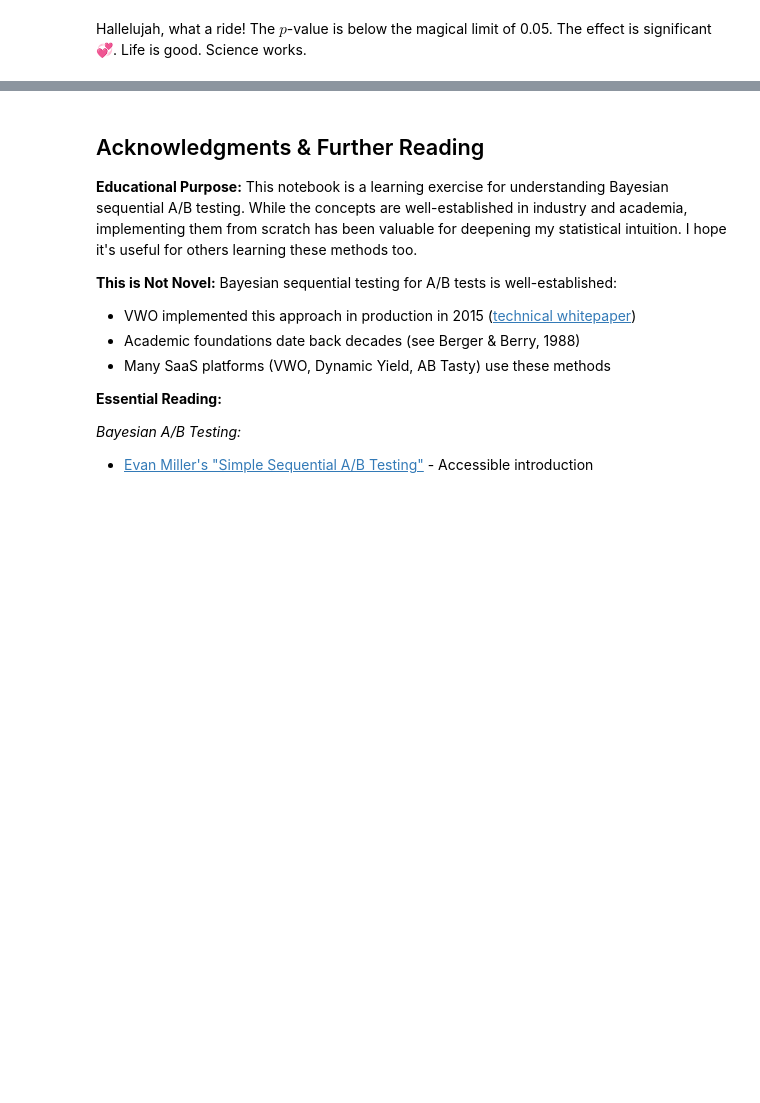
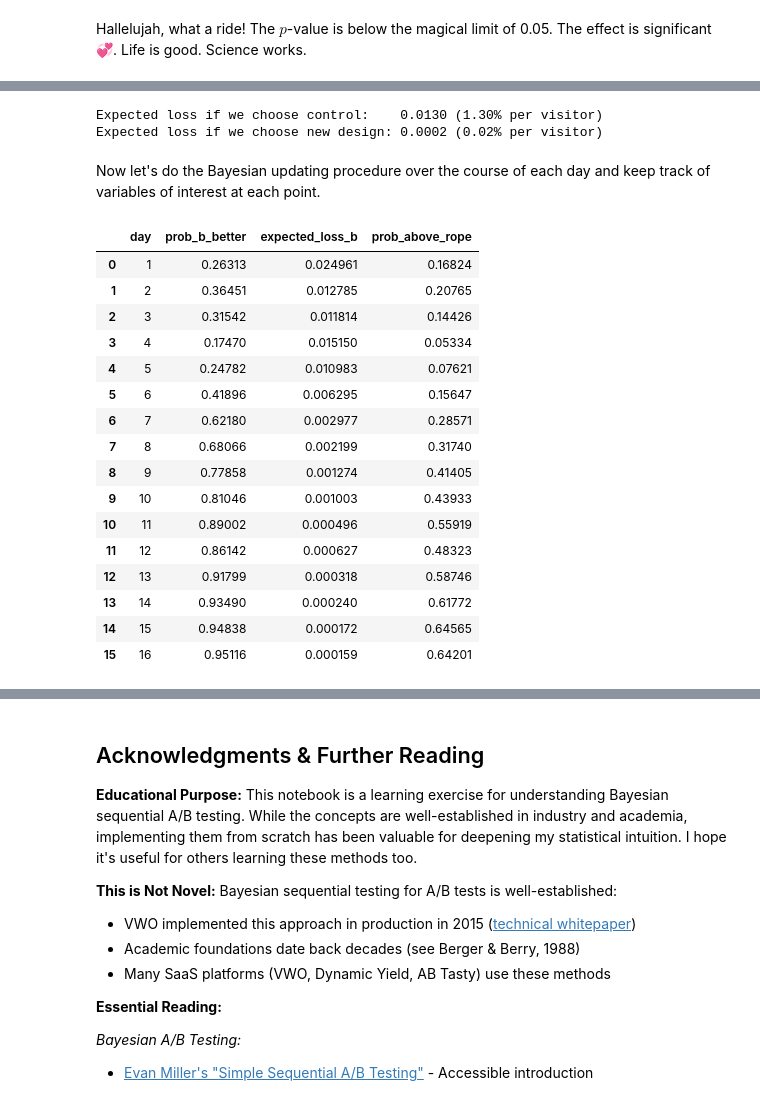
Before and after one commit to moltaire/bayesian-ab-testing, a Jupyter notebook: index.ipynb, the cells around one changed output, grey strips where cells are left out. Cells and saved outputs as stored; diff of their text form; code cells hidden in the pictures; blank space fills up the shorter version.

```diff
--- a/index.ipynb
+++ b/index.ipynb
@@ -316,0 +325,80 @@ Different criterion that's also very nice to track with Bayes.
+# %%
+# Expected Loss: opportunity cost of choosing wrong variant
+# If we pick A but B is better, we lose (p_B - p_A) per visitor
+
+# Loss from choosing A (control): how much we lose if B was actually better
+loss_if_choose_a = np.maximum(samples_b - samples_a, 0)
+expected_loss_a = np.mean(loss_if_choose_a)
+
+# Loss from choosing B (new design): how much we lose if A was actually better
+loss_if_choose_b = np.maximum(samples_a - samples_b, 0)
+expected_loss_b = np.mean(loss_if_choose_b)
+
+print(
+    f"Expected loss if we choose control:    {expected_loss_a:.4f} ({expected_loss_a:.2%} per visitor)"
+)
+print(
+    f"Expected loss if we choose new design: {expected_loss_b:.4f} ({expected_loss_b:.2%} per visitor)"
+)
+# %% [output]
+Expected loss if we choose control:    0.0130 (1.30% per visitor)
+Expected loss if we choose new design: 0.0002 (0.02% per visitor)
+# %% [markdown]
+
+Now let's do the Bayesian updating procedure over the course of each day and keep track of variables of interest at each point.
+# %%
+# Bayesian sequential updating: track metrics day by day
+n_samples = 100_000
+results = []
+
+for day in range(1, n_days + 1):
+    # Get cumulative data up to this day
+    data_day = data.query("day == @day")
+
+    n_a = data_day.query("variant == 'A'")["n_cum"].values[0]
+    n_b = data_day.query("variant == 'B'")["n_cum"].values[0]
+    conv_a = data_day.query("variant == 'A'")["conversions_cum"].values[0]
+    conv_b = data_day.query("variant == 'B'")["conversions_cum"].values[0]
+
+    # Posterior distributions (Beta with uniform prior: alpha=1, beta=1)
+    post_a = stats.beta(1 + conv_a, 1 + n_a - conv_a)
+    post_b = stats.beta(1 + conv_b, 1 + n_b - conv_b)
+
+    # Sample from posteriors
+    samples_a = post_a.rvs(n_samples)
+    samples_b = post_b.rvs(n_samples)
+
+    # Compute metrics
+    prob_b_better = np.mean(samples_b > samples_a)
+    expected_loss_b = np.mean(np.maximum(samples_a - samples_b, 0))
+    prob_above_rope = np.mean((samples_b - samples_a) > rope_width)
+
+    results.append(
+        {
+            "day": day,
+            "prob_b_better": prob_b_better,
+            "expected_loss_b": expected_loss_b,
+            "prob_above_rope": prob_above_rope,
+        }
+    )
+
+results_df = pd.DataFrame(results)
+results_df.head(20)
+# %% [output]
+|  | day | prob_b_better | expected_loss_b | prob_above_rope |
+| 0 | 1 | 0.26313 | 0.024961 | 0.16824 |
+| 1 | 2 | 0.36451 | 0.012785 | 0.20765 |
+| 2 | 3 | 0.31542 | 0.011814 | 0.14426 |
+| 3 | 4 | 0.17470 | 0.015150 | 0.05334 |
+| 4 | 5 | 0.24782 | 0.010983 | 0.07621 |
+| 5 | 6 | 0.41896 | 0.006295 | 0.15647 |
+| 6 | 7 | 0.62180 | 0.002977 | 0.28571 |
+| 7 | 8 | 0.68066 | 0.002199 | 0.31740 |
+| 8 | 9 | 0.77858 | 0.001274 | 0.41405 |
+| 9 | 10 | 0.81046 | 0.001003 | 0.43933 |
+| 10 | 11 | 0.89002 | 0.000496 | 0.55919 |
+| 11 | 12 | 0.86142 | 0.000627 | 0.48323 |
+| 12 | 13 | 0.91799 | 0.000318 | 0.58746 |
+| 13 | 14 | 0.93490 | 0.000240 | 0.61772 |
+| 14 | 15 | 0.94838 | 0.000172 | 0.64565 |
+| 15 | 16 | 0.95116 | 0.000159 | 0.64201 |
```
Also changed, not shown: parts of 20 cells of this notebook, 1 other file.
